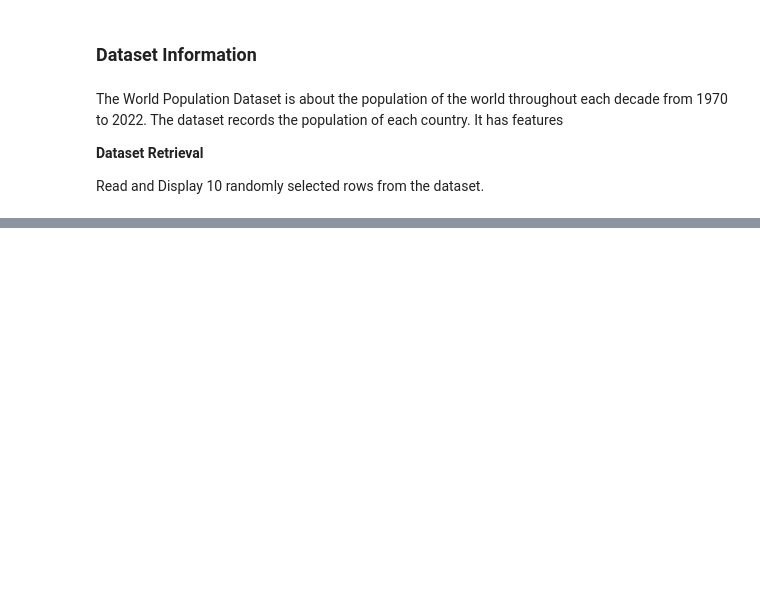
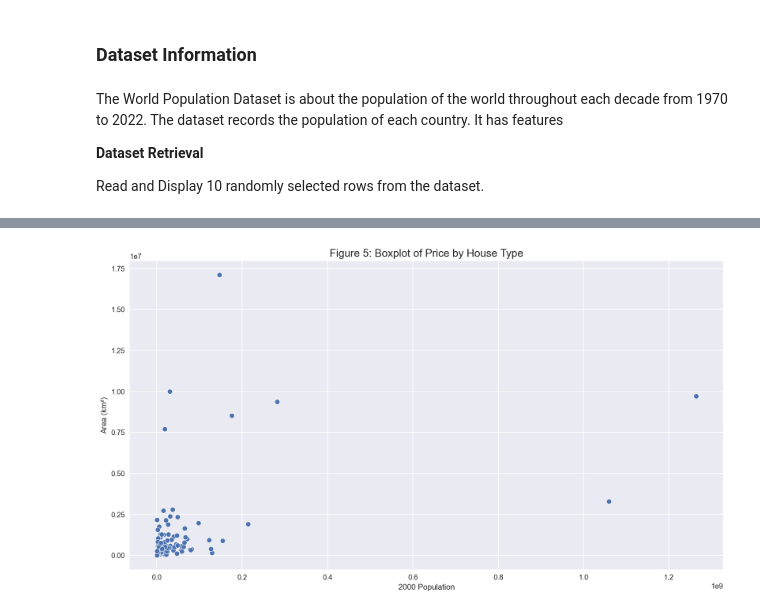
Before and after one commit to mayankthakkar17/MATHS_2_GROUP_11, a Jupyter notebook: maths2grp.ipynb, the cells around one changed output, grey strips where cells are left out. Cells and saved outputs as stored; diff of their text form; code cells hidden in the pictures; blank space fills up the shorter version.

```diff
--- a/maths2grp.ipynb
+++ b/maths2grp.ipynb
@@ -57,0 +84,7 @@ df_grp11.sample(10, random_state=999)
+# %%
+plt.figure(figsize = (15,8))
+sns.scatterplot(df_grp11['2000 Population'], df_grp11['Area (km²)']);
+plt.title('Figure 5: Boxplot of Price by House Type', fontsize = 15)
+plt.show();
+# %% [output]
+[figure, added]
```
Also changed, not shown: parts of 4 cells of this notebook.
